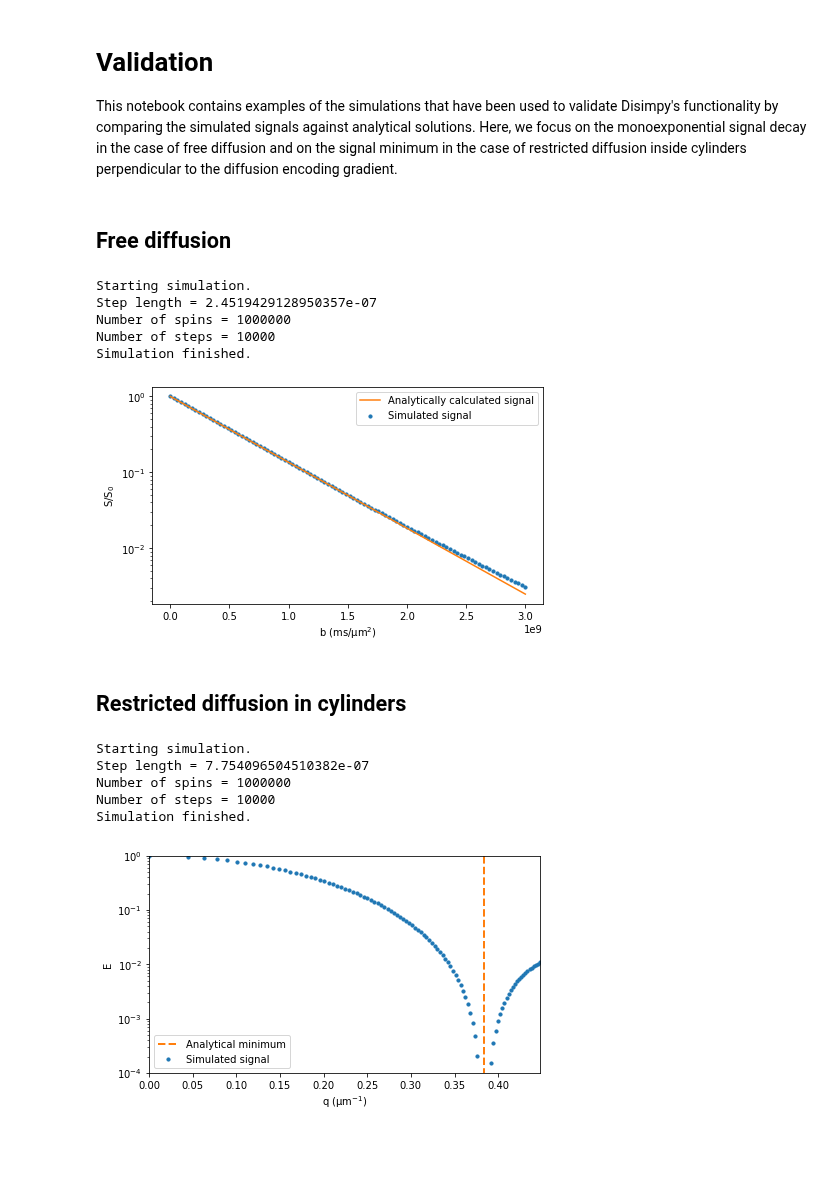
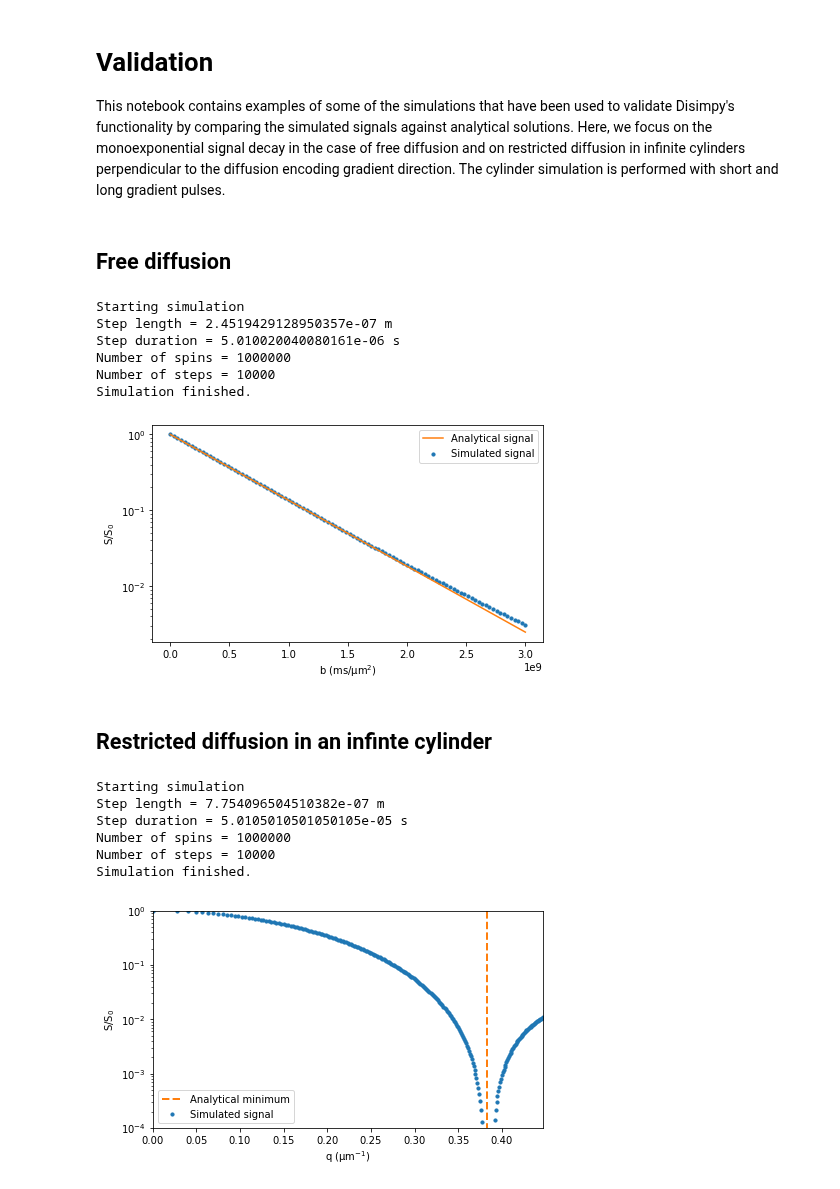
Before and after one commit to kerkelae/disimpy, a Jupyter notebook: docs/source/validation.ipynb, the cells around one changed output. Saved outputs shown, nothing was run; the diff lists cells and outputs as text; code cells hidden in the pictures; blank space fills up the shorter version.

```diff
--- a/docs/source/validation.ipynb
+++ b/docs/source/validation.ipynb
@@ -1,7 +1,7 @@
 # %% [markdown]
 # Validation
 
-This notebook contains examples of the simulations that have been used to validate Disimpy's functionality by comparing the simulated signals against analytical solutions. Here, we focus on the monoexponential signal decay in the case of free diffusion and on the signal minimum in the case of restricted diffusion inside cylinders perpendicular to the diffusion encoding gradient.
+This notebook contains examples of some of the simulations that have been used to validate Disimpy's functionality by comparing the simulated signals against analytical solutions. Here, we focus on the monoexponential signal decay in the case of free diffusion and on restricted diffusion in infinite cylinders perpendicular to the diffusion encoding gradient direction. The cylinder simulation is performed with short and long gradient pulses.
 # %%
 # Import the required packages and modules
 
@@ -37,25 +38,26 @@ substrate = {'type' : 'free'}
 signals = simulations.simulation(n_s, diffusivity, gradient, dt, substrate)
 
 
-# Plot the results and the analytical solution
+# Plot the results
 
 fig, ax = plt.subplots(1, figsize=(7, 4))
 ax.plot(bs, np.exp(-bs * diffusivity), color='tab:orange')
 ax.scatter(bs, signals / n_s, s=10, marker='o')
-ax.legend(['Analytically calculated signal', 'Simulated signal'])
+ax.legend(['Analytical signal', 'Simulated signal'])
 ax.set_xlabel('b (ms/μm$^2$)')
 ax.set_ylabel('S/S$_0$')
 ax.set_yscale('log')
 plt.show()
 # %% [output]
-Starting simulation.
-Step length = 2.4519429128950357e-07
+Starting simulation
+Step length = 2.4519429128950357e-07 m
+Step duration = 5.010020040080161e-06 s
 Number of spins = 1000000
 Number of steps = 10000
 Simulation finished.
-[figure, old version]
+[figure, new version]
 # %% [markdown]
-## Restricted diffusion in cylinders
+## Restricted diffusion in an infinte cylinder
 # %%
 # Create a Stejskal-Tanner gradient array with ∆ = 0.5 s and δ = 1 ms
 
@@ -63,41 +65,42 @@ T = 501e-3
 gradient = np.zeros((1, n_t, 3))
 gradient[0, 1:20, 0] = 1
 gradient[0, -20:-1, 0] = -1
-bs = np.linspace(1, 1e11, 100)
 dt = T / (gradient.shape[1] - 1)
-bs = np.linspace(1, 1e11, 100)
+bs = np.linspace(1, 1e11, 250)
 gradient = np.concatenate([gradient for _ in bs], axis=0)
 gradient = gradients.set_b(gradient, dt, bs)
 q = gradients.calc_q(gradient, dt)
 qs = np.max(np.linalg.norm(q, axis=2), axis=1)
 
 
 # Run the simulation
 
 radius = 10e-6
 substrate = {'type' : 'cylinder',
              'orientation' : np.array([0, 0, 1.0]),
              'radius' : radius}
 signals = simulations.simulation(n_s, diffusivity, gradient, dt, substrate)
 
 
-# Plot the results and the analytical solution
+# Plot the results and the analytical solution. Please see the paper by Avram
+# et al. for details: https://doi.org/10.1002/nbm.1277
 
 fig, ax = plt.subplots(1, figsize=(7, 4))
 ax.scatter(1e-6 * qs, signals / n_s, s=10, marker='o')
 minimum = 1e-6 * .61 * 2 * np.pi / radius
 ax.plot([minimum, minimum], [0, 1], ls='--', lw=2, color='tab:orange')
 ax.legend(['Analytical minimum', 'Simulated signal'])
 ax.set_xlabel('q (μm$^{-1}$)')
-ax.set_ylabel('E')
+ax.set_ylabel('S/S$_0$')
 ax.set_yscale('log')
 ax.set_ylim([1e-4, 1])
 ax.set_xlim([0, max(1e-6 * qs)])
 plt.show()
 # %% [output]
-Starting simulation.
-Step length = 7.754096504510382e-07
+Starting simulation
+Step length = 7.754096504510382e-07 m
+Step duration = 5.0105010501050105e-05 s
 Number of spins = 1000000
 Number of steps = 10000
 Simulation finished.
-[figure, old version]
+[figure, new version]
```
Also changed, not shown: parts of 3 cells of this notebook.
